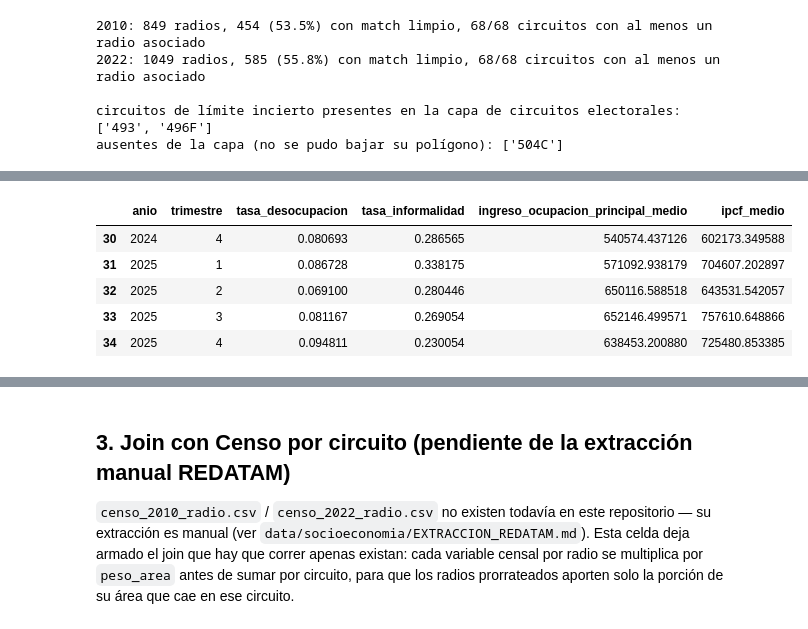
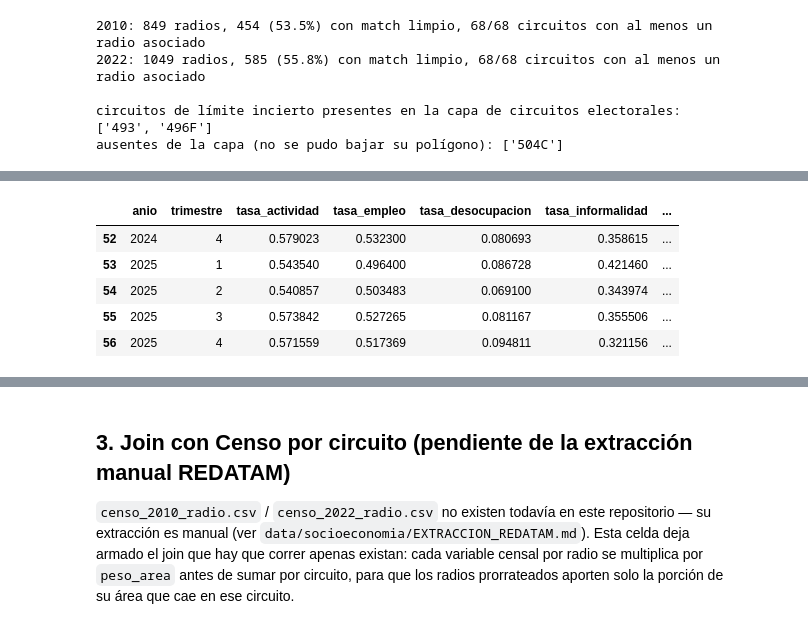
Before and after one commit to Ivanknop/elecciones-socioeconomia-laplata, a Jupyter notebook: notebooks/05_capa_socioeconomica.ipynb, the cells around one changed output, grey strips where cells are left out. Drawn from its saved outputs; the diff is of its cells as text; code cells hidden in the pictures.

```diff
--- a/notebooks/05_capa_socioeconomica.ipynb
+++ b/notebooks/05_capa_socioeconomica.ipynb
@@ -75,22 +82,65 @@ ausentes de la capa (no se pudo bajar su polígono): ['504C']
 # %%
 client = EphClient(cache_dir=SOCIOECONOMIA / "eph_cache")
 
-filas = []
-for anio in range(2017, 2026):
-    for trimestre in (1, 2, 3, 4):
-        if anio == 2017 and trimestre == 1:
-            continue  # sin URL confirmada, ver docstring de eph_client.py
-        try:
-            zip_path = client.descargar_trimestre(anio, trimestre)
-            individual = client.leer_base(zip_path, "individual")
-            hogar = client.leer_base(zip_path, "hogar")
-            filas.append(agregados_gran_la_plata(individual, hogar))
-        except (TrimestreNoPublicado, UrlDesconocida) as e:
-            print(f"{anio} T{trimestre}: {e}")
 
-eph_gran_la_plata = pd.DataFrame(filas).sort_values(["anio", "trimestre"]).reset_index(drop=True)
+def _trimestres_historicos():
+    # _WAYBACK_DBF (eph_client.py) solo tiene capturas confirmadas hasta
+    # 2015T2 -- 2016 completo (incl. 2015T3/T4/2016T1, sin publicar) va por
+    # la rama regular: 2016T2-T4 tienen nombre de archivo irregular pero
+    # confirmado (_URLS_IRREGULARES), no son parte del histórico DBF/Wayback.
+    for anio in range(2011, 2016):
+        for trimestre in (1, 2, 3, 4):
+            yield anio, trimestre
+
+
+def _trimestres_regulares():
+    for anio in range(2016, 2026):
+        for trimestre in (1, 2, 3, 4):
+            yield anio, trimestre
+
+
+filas_gran_la_plata = []
+filas_por_sexo = []
+filas_por_edad = []
+
+for anio, trimestre in _trimestres_historicos():
+    try:
+        archivo = client.descargar_trimestre_historico(anio, trimestre)
+        individual = client.leer_base_historica(archivo, "individual")
+        hogar = client.leer_base_historica(archivo, "hogar")
+    except (TrimestreNoPublicado, UrlDesconocida) as e:
+        print(f"{anio} T{trimestre}: {e}")
+        continue
+    filas_gran_la_plata.append(agregados_gran_la_plata(individual, hogar))
+    filas_por_sexo.extend(agregados_por_sexo(individual))
+    filas_por_edad.extend(agregados_por_edad(individual))
+
+for anio, trimestre in _trimestres_regulares():
+    try:
+        zip_path = client.descargar_trimestre(anio, trimestre)
+        individual = client.leer_base(zip_path, "individual")
+        hogar = client.leer_base(zip_path, "hogar")
+    except (TrimestreNoPublicado, UrlDesconocida) as e:
+        print(f"{anio} T{trimestre}: {e}")
+        continue
+    filas_gran_la_plata.append(agregados_gran_la_plata(individual, hogar))
+    filas_por_sexo.extend(agregados_por_sexo(individual))
+    filas_por_edad.extend(agregados_por_edad(individual))
+
+eph_gran_la_plata = pd.DataFrame(filas_gran_la_plata).sort_values(["anio", "trimestre"]).reset_index(drop=True)
 destino_eph = SOCIOECONOMIA / "eph_gran_la_plata.csv"
 eph_gran_la_plata.to_csv(destino_eph, index=False)
 print(f"\n{len(eph_gran_la_plata)} trimestres -> {destino_eph}")
+
+eph_por_sexo = pd.DataFrame(filas_por_sexo).sort_values(["anio", "trimestre", "sexo"]).reset_index(drop=True)
+destino_sexo = SOCIOECONOMIA / "eph_gran_la_plata_por_sexo.csv"
+eph_por_sexo.to_csv(destino_sexo, index=False)
+print(f"{len(eph_por_sexo)} filas -> {destino_sexo}")
+
+eph_por_edad = pd.DataFrame(filas_por_edad).sort_values(["anio", "trimestre", "tramo_etario"]).reset_index(drop=True)
+destino_edad = SOCIOECONOMIA / "eph_gran_la_plata_por_edad.csv"
+eph_por_edad.to_csv(destino_edad, index=False)
+print(f"{len(eph_por_edad)} filas -> {destino_edad}")
+
 eph_gran_la_plata.tail()
 # %% [output]
@@ -98,6 +154,6 @@ eph_gran_la_plata.tail()
-|  | anio | trimestre | tasa_desocupacion | tasa_informalidad | ingreso_ocupacion_principal_medio | ipcf_medio |
-| 30 | 2024 | 4 | 0.080693 | 0.286565 | 540574.437126 | 602173.349588 |
-| 31 | 2025 | 1 | 0.086728 | 0.338175 | 571092.938179 | 704607.202897 |
-| 32 | 2025 | 2 | 0.069100 | 0.280446 | 650116.588518 | 643531.542057 |
-| 33 | 2025 | 3 | 0.081167 | 0.269054 | 652146.499571 | 757610.648866 |
-| 34 | 2025 | 4 | 0.094811 | 0.230054 | 638453.200880 | 725480.853385 |
+|  | anio | trimestre | tasa_actividad | tasa_empleo | tasa_desocupacion | tasa_informalidad | ... |
+| 52 | 2024 | 4 | 0.579023 | 0.532300 | 0.080693 | 0.358615 | ... |
+| 53 | 2025 | 1 | 0.543540 | 0.496400 | 0.086728 | 0.421460 | ... |
+| 54 | 2025 | 2 | 0.540857 | 0.503483 | 0.069100 | 0.343974 | ... |
+| 55 | 2025 | 3 | 0.573842 | 0.527265 | 0.081167 | 0.355506 | ... |
+| 56 | 2025 | 4 | 0.571559 | 0.517369 | 0.094811 | 0.321156 | ... |
```
Also changed, not shown: parts of 3 cells of this notebook, 34 other files.
